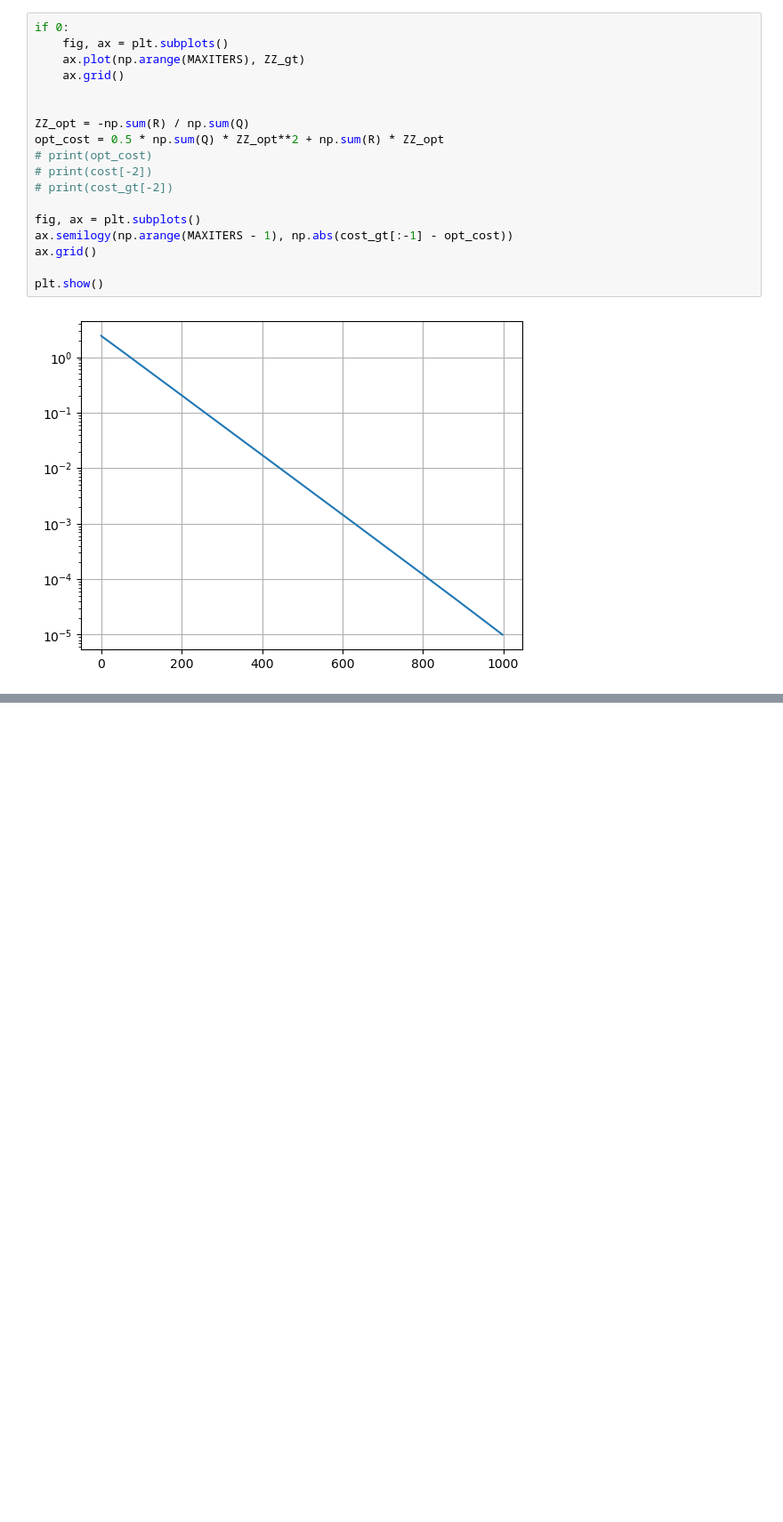
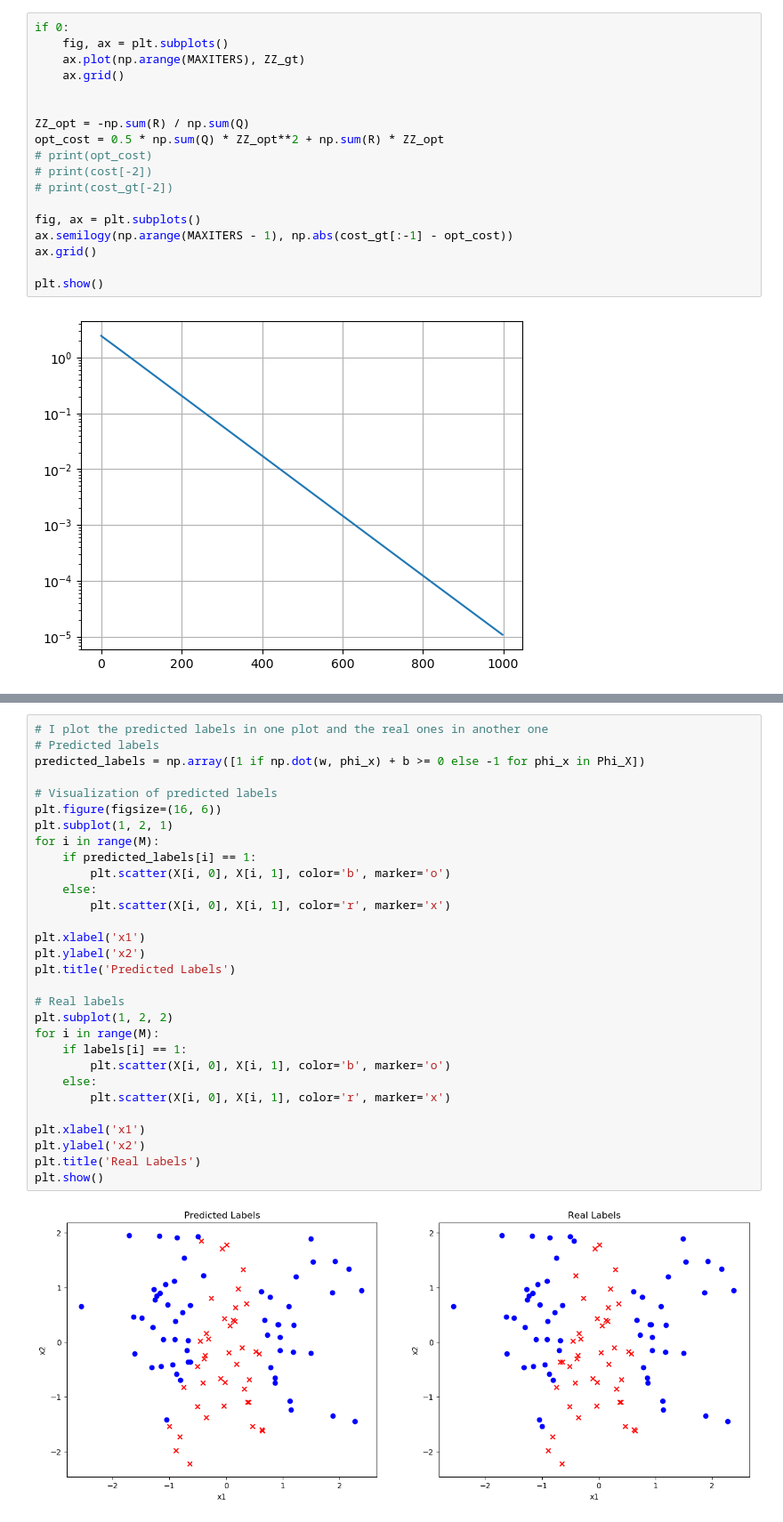
Before and after one commit to MatteBelle/DAS-Algorithms, a Jupyter notebook: Task1.ipynb, the cells around one changed output, grey strips where cells are left out. Shown at 89% size. Cells and saved outputs as stored; diff of their text form; blank space fills up the shorter version.

```diff
--- a/Task1.ipynb
+++ b/Task1.ipynb
@@ -105,0 +289,32 @@ ValueError: x and y must have same first dimension, but have shapes (999,) and (
+# %%
+# I plot the predicted labels in one plot and the real ones in another one
+# Predicted labels
+predicted_labels = np.array([1 if np.dot(w, phi_x) + b >= 0 else -1 for phi_x in Phi_X])
+
+# Visualization of predicted labels
+plt.figure(figsize=(16, 6))
+plt.subplot(1, 2, 1)
+for i in range(M):
+    if predicted_labels[i] == 1:
+        plt.scatter(X[i, 0], X[i, 1], color='b', marker='o')
+    else:
+        plt.scatter(X[i, 0], X[i, 1], color='r', marker='x')
+
+plt.xlabel('x1')
+plt.ylabel('x2')
+plt.title('Predicted Labels')
+
+# Real labels
+plt.subplot(1, 2, 2)
+for i in range(M):
+    if labels[i] == 1:
+        plt.scatter(X[i, 0], X[i, 1], color='b', marker='o')
+    else:
+        plt.scatter(X[i, 0], X[i, 1], color='r', marker='x')
+
+plt.xlabel('x1')
+plt.ylabel('x2')
+plt.title('Real Labels')
+plt.show()
+# %% [output]
+[figure, added]
```
Also changed, not shown: parts of 34 cells of this notebook.
